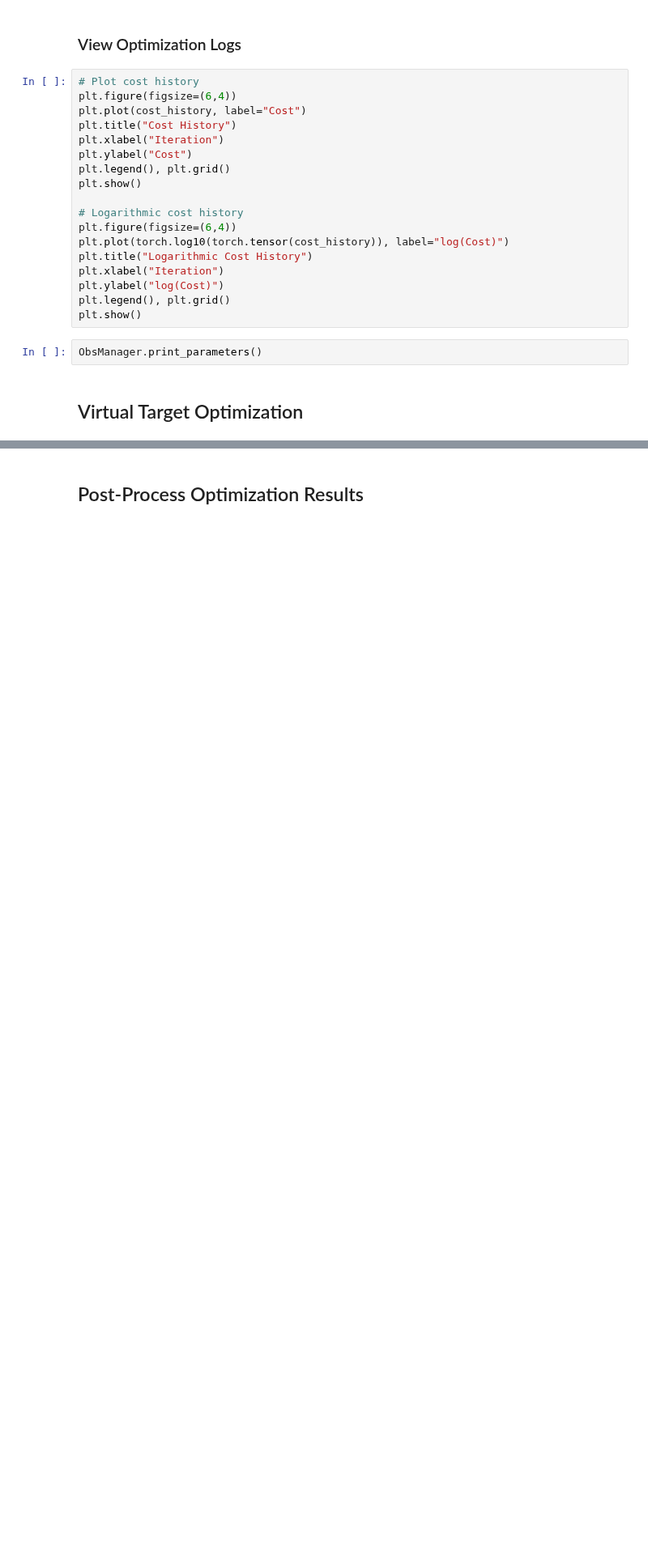
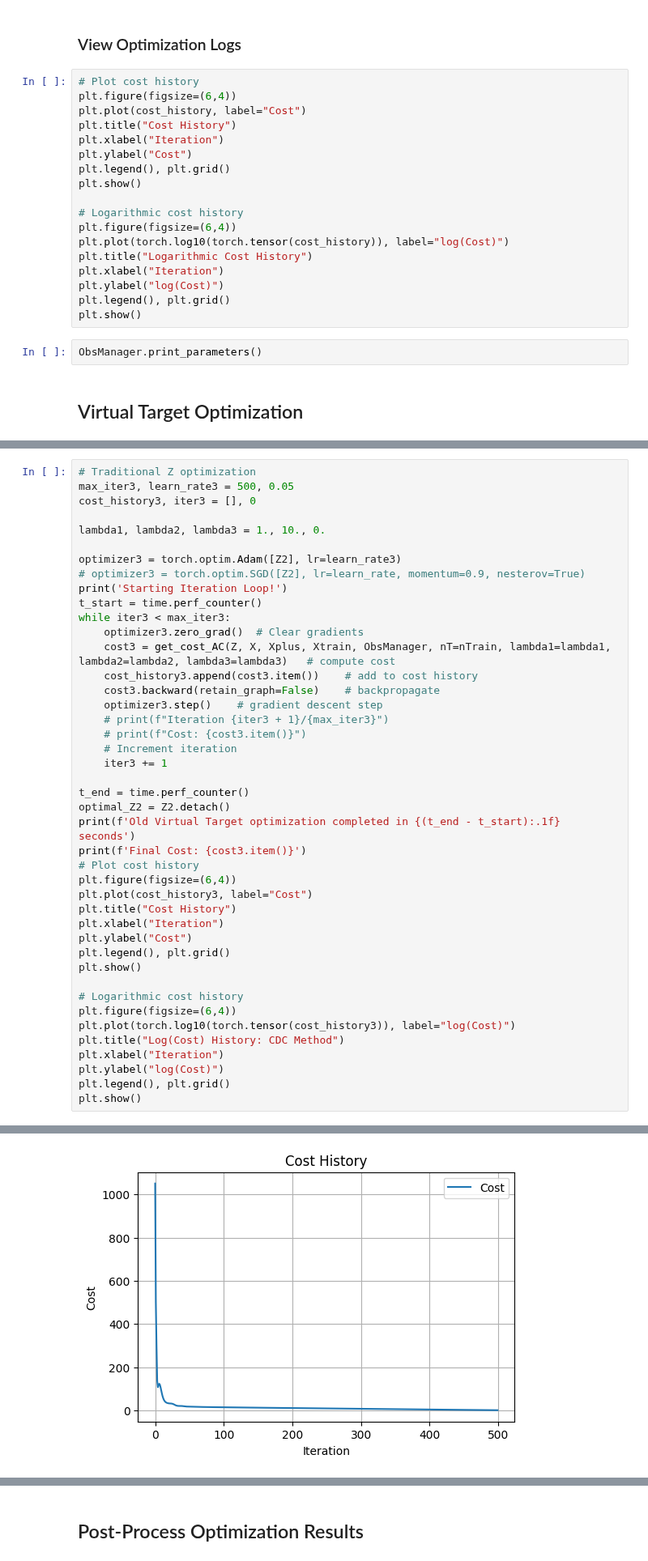
Before and after one commit to abhigyan9/KoopmanGPO, a Jupyter notebook: Playground_New-iGPK.ipynb, the cells around one changed output, grey strips where cells are left out. Shown at 81% size. Cells and saved outputs as stored; diff of their text form; blank space fills up the shorter version.

```diff
--- a/Playground_New-iGPK.ipynb
+++ b/Playground_New-iGPK.ipynb
@@ -604,0 +629,44 @@ plt.show()
+# %%
+# Traditional Z optimization
+max_iter3, learn_rate3 = 500, 0.05
+cost_history3, iter3 = [], 0
+
+lambda1, lambda2, lambda3 = 1., 10., 0.
+
+optimizer3 = torch.optim.Adam([Z2], lr=learn_rate3)
+# optimizer3 = torch.optim.SGD([Z2], lr=learn_rate, momentum=0.9, nesterov=True)
+print('Starting Iteration Loop!')
+t_start = time.perf_counter()
+while iter3 < max_iter3:
+    optimizer3.zero_grad()  # Clear gradients
+    cost3 = get_cost_AC(Z, X, Xplus, Xtrain, ObsManager, nT=nTrain, lambda1=lambda1, lambda2=lambda2, lambda3=lambda3)   # compute cost
+    cost_history3.append(cost3.item())    # add to cost history
+    cost3.backward(retain_graph=False)    # backpropagate
+    optimizer3.step()    # gradient descent step
+    # print(f"Iteration {iter3 + 1}/{max_iter3}")
+    # print(f"Cost: {cost3.item()}")
+    # Increment iteration
+    iter3 += 1
+
+t_end = time.perf_counter()
+optimal_Z2 = Z2.detach()
+print(f'Old Virtual Target optimization completed in {(t_end - t_start):.1f} seconds')
+print(f'Final Cost: {cost3.item()}')
+# Plot cost history
+plt.figure(figsize=(6,4))
+plt.plot(cost_history3, label="Cost")
+plt.title("Cost History")
+plt.xlabel("Iteration")
+plt.ylabel("Cost")
+plt.legend(), plt.grid()
+plt.show()
+
+# Logarithmic cost history
+plt.figure(figsize=(6,4))
+plt.plot(torch.log10(torch.tensor(cost_history3)), label="log(Cost)")
+plt.title("Log(Cost) History: CDC Method")
+plt.xlabel("Iteration")
+plt.ylabel("log(Cost)")
+plt.legend(), plt.grid()
+plt.show()
+# %% [output]
@@ -604,0 +676 @@ plt.show()
+[figure, added]
```
Also changed, not shown: parts of 14 cells of this notebook, 1 other file.
